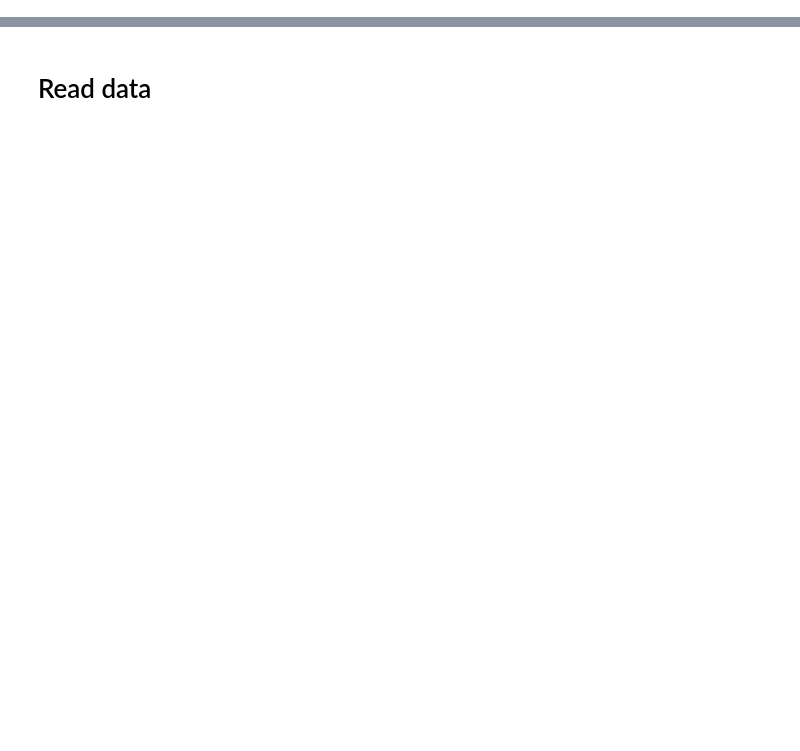
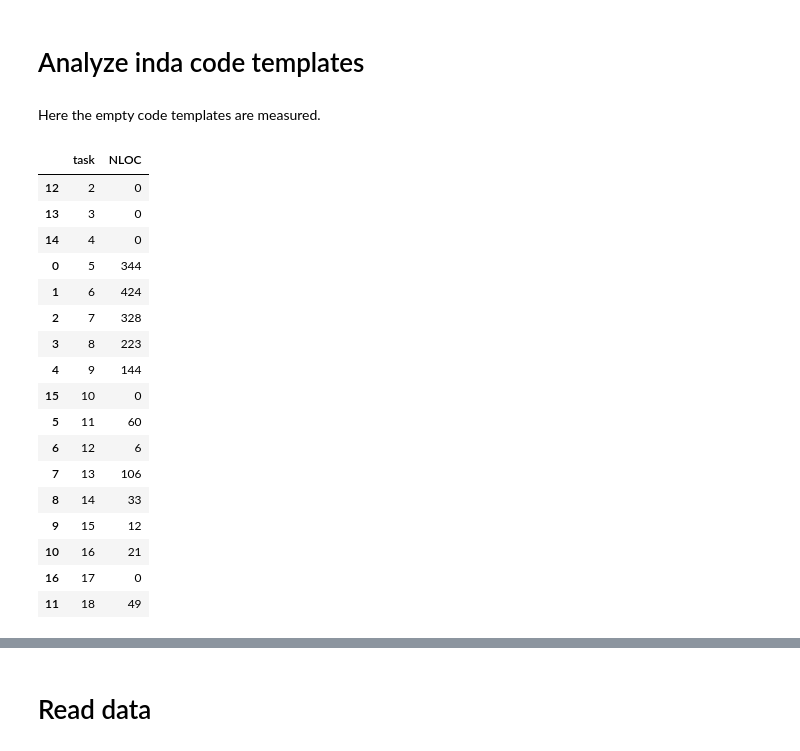
Before and after one commit to LinusOstlund/kex, a Jupyter notebook: main.ipynb, the cells around one changed output, grey strips where cells are left out. Drawn from its saved outputs; the diff is of its cells as text; code cells hidden in the pictures; blank space fills up the shorter version.

```diff
--- a/main.ipynb
+++ b/main.ipynb
@@ -8,0 +113,38 @@ ModuleNotFoundError: No module named 'seaborn'
+# %% [markdown]
+# Analyze inda code templates
+# %% [markdown]
+Here the empty code templates are measured.
+# %%
+# Find Lines of Code for the code templates
+# Note that task 2-4 are empty, yet students recieve a Java template from Objects First
+df_templates = pd.read_csv("data/processed/inda-templates-sorted.csv")
+df_templates = df_templates.groupby(["task"])["NLOC"].sum().reset_index()
+
+# as there's no provided code skeleton for task 2-4, 10 and 17 these has to be appended
+missing_tasks =  ({
+            "task": [2, 3, 4, 10, 17],
+            "NLOC": [0, 0, 0, 0, 0]
+            })
+
+df_templates = pd.concat([df_templates, pd.DataFrame(missing_tasks)], ignore_index = True, axis = 0)
+df_templates = df_templates.sort_values(by=["task"])
+df_templates
+# %% [output]
+|  | task | NLOC |
+| 12 | 2 | 0 |
+| 13 | 3 | 0 |
+| 14 | 4 | 0 |
+| 0 | 5 | 344 |
+| 1 | 6 | 424 |
+| 2 | 7 | 328 |
+| 3 | 8 | 223 |
+| 4 | 9 | 144 |
+| 15 | 10 | 0 |
+| 5 | 11 | 60 |
+| 6 | 12 | 6 |
+| 7 | 13 | 106 |
+| 8 | 14 | 33 |
+| 9 | 15 | 12 |
+| 10 | 16 | 21 |
+| 16 | 17 | 0 |
+| 11 | 18 | 49 |
```
Also changed, not shown: parts of 14 cells of this notebook, 5 other files.
